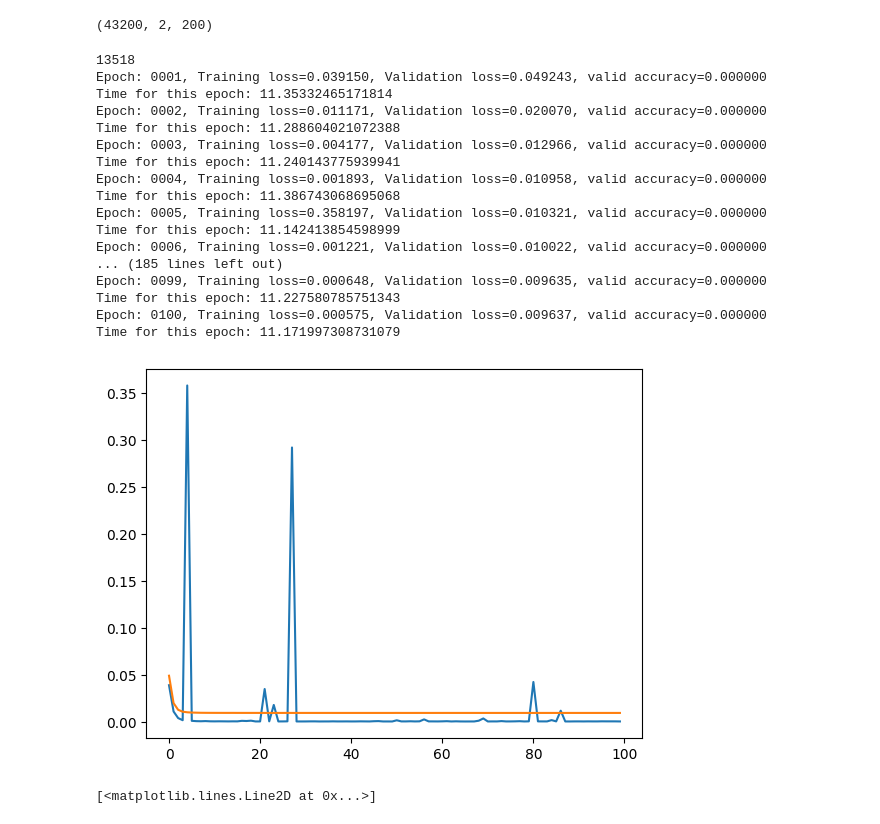
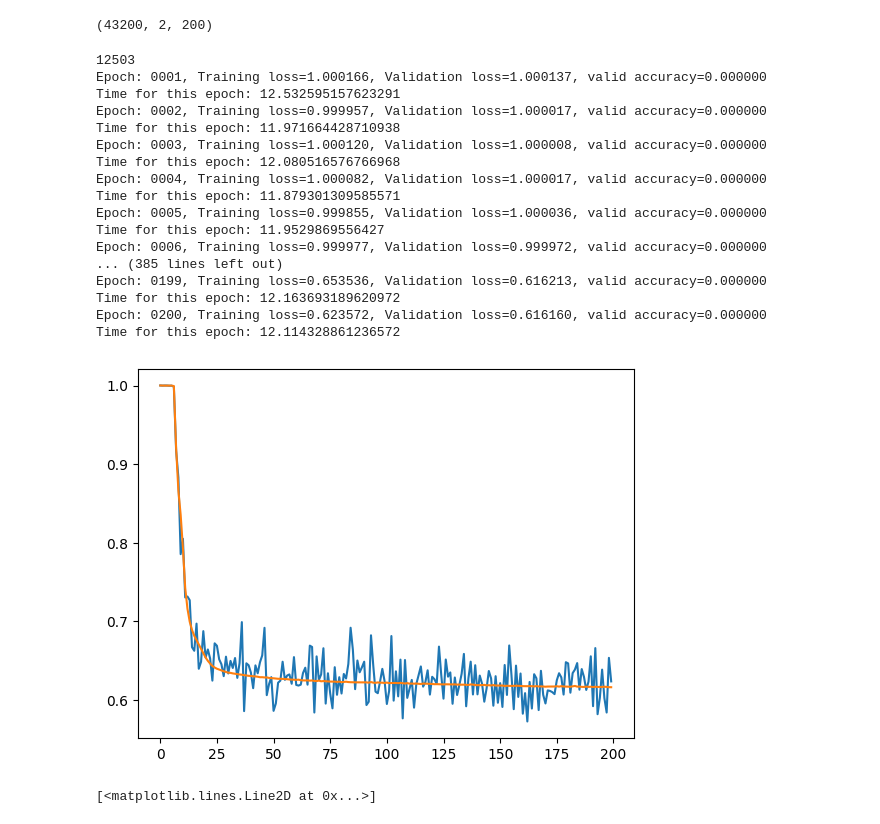
Before and after one commit to UmataHasrick/GWNAD, a Jupyter notebook: Codes/CNNAE_dilation copy.ipynb, the cells around one changed output. Cells and saved outputs as stored; diff of their text form; code cells hidden in the pictures.

```diff
--- a/Codes/CNNAE_dilation copy.ipynb
+++ b/Codes/CNNAE_dilation copy.ipynb
@@ -20,7 +20,7 @@ import random
 
 import copy
 # %%
-epochs = 100
+epochs = 200
 rTrain = 0.7;
 rTest = 0.2;
 rValidation = 0.1
@@ -399,7 +399,7 @@ class WaveletCNNAE(nn.Module):
 # %% [markdown]
 ### Multi-channel for DNN
 # %%
-class WaveletCNNAE(nn.Module):
+class WaveletCNNAEMC(nn.Module):
 
     def __init__(
         self,
@@ -411,7 +411,7 @@ class WaveletCNNAE(nn.Module):
         # lx: int=200
     ):
 
-        super(WaveletCNNAE, self).__init__()
+        super(WaveletCNNAEMC, self).__init__()
 
         self.c_depth = c_depth
         self.n_chann = n_chann
@@ -426,12 +426,12 @@ class WaveletCNNAE(nn.Module):
 
         self.Conv_Out_encode = nn.Conv1d(
                 in_channels=self.n_chann,
-                out_channels=1,
+                out_channels=self.n_chann,
                 kernel_size=1
             )
 
         self.Conv_In_decode = nn.Conv1d(
-                in_channels=1,
+                in_channels=self.n_chann,
                 out_channels=self.n_chann,
                 kernel_size=1
             )
@@ -444,7 +444,7 @@ class WaveletCNNAE(nn.Module):
 
         self.body_norm_encode = nn.GroupNorm(4 ,n_chann)
         self.body_norm_decode = nn.GroupNorm(4 ,n_chann)
-        self.end_norm_encode = nn.BatchNorm1d(1)
+        self.end_norm_encode = nn.BatchNorm1d(n_chann)
         self.end_norm_decode = nn.BatchNorm1d(1)
 
         self.WaveNet_layers_encode = nn.ModuleList()
@@ -540,30 +540,30 @@ class WaveletCNNAE(nn.Module):
         x = self.Conv_Out_encode(x)
         x = F.relu(x)
         x = self.end_norm_encode(x)
-        x = torch.flatten(x, 1)
+        # x = torch.flatten(x, 1)
 
         # print(x.shape)
 
         x = F.relu(self.L1(x))
         # print(x.shape)
-        x = self.L2_norm(x)
+        x = self.L2_norm(x.permute(0,2,1)).permute(0,2,1)
         # x = F.relu(self.L2(x))
         # x = self.L3_norm(x)
         # x = F.softmax(self.L3(x), dim = 1)
         # x = self.L3(x)
         x = self.L2(x)
-
+        x = F.relu(x)
         # print('Encoder done')
 
         return x
 
     def decode(self, x):
         # print(x.shape)
-        x = self.L4_norm(x)
+        x = self.L4_norm(x.permute(0,2,1)).permute(0,2,1)
         # print(x.shape)
         x = F.relu(self.L4(x))
         # print(x.shape)
-        x = self.L5_norm(x)
+        x = self.L5_norm(x.permute(0,2,1)).permute(0,2,1)
         # print(x.shape)
         # x = F.relu(self.L2(x))
         # x = self.L3_norm(x)
@@ -575,7 +575,7 @@ class WaveletCNNAE(nn.Module):
 
         x = self.Padding_layer(x)
 
-        x = torch.unsqueeze(x,1)
+        # x = torch.unsqueeze(x,1)
 
         # print(x.shape)
 
@@ -648,3 +650,8 @@ del realglitch_L, realglitch_H, glitch_H_noise_L, glitch_L_noise_H
+# %%
+realbkg = (realbkg - np.transpose([np.mean(realbkg, axis=1)]))/np.transpose([np.std(realbkg, axis=1)]);
+realbbh = (realbbh - np.transpose([np.mean(realbbh, axis=1)]))/np.transpose([np.std(realbbh, axis=1)]);
+realsg  = (realsg  - np.transpose([np.mean(realsg , axis=1)]))/np.transpose([np.std(realsg, axis=1)]);
+realglitch = (realglitch - np.transpose([np.mean(realglitch, axis=1)]))/np.transpose([np.std(realglitch, axis=1)])
 # %% [markdown]
 ### Reserve a certain propotion of set for further study
 # %%
@@ -890,7 +912,7 @@ NameError: name 'WaveletCNNSL' is not defined
 # %% [markdown]
 ### Trained with glitch
 # %%
-version = 'v2'
+version = 'v5'
 dInput = 200
 # %%
 n_BKG = len(realbkg)
@@ -965,10 +987,10 @@ X_train.shape
 # %% [output]
 (43200, 2, 200)
 # %%
-classifier = WaveletCNNAE(num_ifos=2, c_depth=5, n_chann=8, l1=32, l2=8).cuda()
+classifier = WaveletCNNAEMC(num_ifos=2, c_depth=5, n_chann=4, l1=32, l2=8).cuda()
 print(sum(p.numel() for p in classifier.parameters() if p.requires_grad))
 
-optimizer = optim.Adam(classifier.parameters(), lr=0.00005)
+optimizer = optim.Adam(classifier.parameters(), lr=0.0005)
 loss_func = nn.MSELoss().cuda()
 loss_train = np.empty((epochs, ))
 loss_validation = np.empty((epochs, ))
@@ -988,51 +1010,51 @@ for epoch in range(epochs):
         loss.backward()
         optimizer.step()
 
     classifier.eval()
     with torch.no_grad():
         val_loss = 0
         n_correct = 0;
         for batchidx, x in enumerate(validationDataLoader):
             x = x[0].cuda()
             # tgt_index = tgt_index.cuda()
             output = classifier(x)
             lossVal = loss_func(output, x)
             val_loss += lossVal.item()
             # n_correct += torch.eq(tgt_index, torch.argmax(output, dim=1)).sum().item()
 
         val_loss /= len(validationDataLoader)
 
     loss_train[epoch] = loss.item()
     loss_validation[epoch] = val_loss
     print('Epoch: %04d, Training loss=%f, Validation loss=%f, valid accuracy=%f' % (epoch+1, loss_train[epoch], val_loss, n_correct*1./len(X_validation)))
     print('Time for this epoch: ' + str(time.time() - t0))
 
 #     print(time.time() - t0)
 
 plt.plot(loss_train)
 plt.plot(loss_validation)
 
 torch.save(classifier.cuda(), "../Model_cached/Wavelet_model_glitchtrained_AE"+version+"_32_8.pt")
 # np.savetxt("../data/SupLearn/lossClassifierTraining_64-64-16.dat", [loss_train, loss_validation])
 # %% [output]
-13518
-Epoch: 0001, Training loss=0.039150, Validation loss=0.049243, valid accuracy=0.000000
-Time for this epoch: 11.35332465171814
-Epoch: 0002, Training loss=0.011171, Validation loss=0.020070, valid accuracy=0.000000
-Time for this epoch: 11.288604021072388
-Epoch: 0003, Training loss=0.004177, Validation loss=0.012966, valid accuracy=0.000000
-Time for this epoch: 11.240143775939941
-Epoch: 0004, Training loss=0.001893, Validation loss=0.010958, valid accuracy=0.000000
-Time for this epoch: 11.386743068695068
-Epoch: 0005, Training loss=0.358197, Validation loss=0.010321, valid accuracy=0.000000
-Time for this epoch: 11.142413854598999
-Epoch: 0006, Training loss=0.001221, Validation loss=0.010022, valid accuracy=0.000000
-... (185 lines left out)
-Epoch: 0099, Training loss=0.000648, Validation loss=0.009635, valid accuracy=0.000000
-Time for this epoch: 11.227580785751343
-Epoch: 0100, Training loss=0.000575, Validation loss=0.009637, valid accuracy=0.000000
-Time for this epoch: 11.171997308731079
+12503
+Epoch: 0001, Training loss=1.000166, Validation loss=1.000137, valid accuracy=0.000000
+Time for this epoch: 12.532595157623291
+Epoch: 0002, Training loss=0.999957, Validation loss=1.000017, valid accuracy=0.000000
+Time for this epoch: 11.971664428710938
+Epoch: 0003, Training loss=1.000120, Validation loss=1.000008, valid accuracy=0.000000
+Time for this epoch: 12.080516576766968
+Epoch: 0004, Training loss=1.000082, Validation loss=1.000017, valid accuracy=0.000000
+Time for this epoch: 11.879301309585571
+Epoch: 0005, Training loss=0.999855, Validation loss=1.000036, valid accuracy=0.000000
+Time for this epoch: 11.9529869556427
+Epoch: 0006, Training loss=0.999977, Validation loss=0.999972, valid accuracy=0.000000
+... (385 lines left out)
+Epoch: 0199, Training loss=0.653536, Validation loss=0.616213, valid accuracy=0.000000
+Time for this epoch: 12.163693189620972
+Epoch: 0200, Training loss=0.623572, Validation loss=0.616160, valid accuracy=0.000000
+Time for this epoch: 12.114328861236572
-[figure, old version]
+[figure, new version]
 # %%
 plt.plot(loss_train)
 plt.plot(loss_validation)
```
Also changed, not shown: parts of 15 cells of this notebook, 10 other files.
